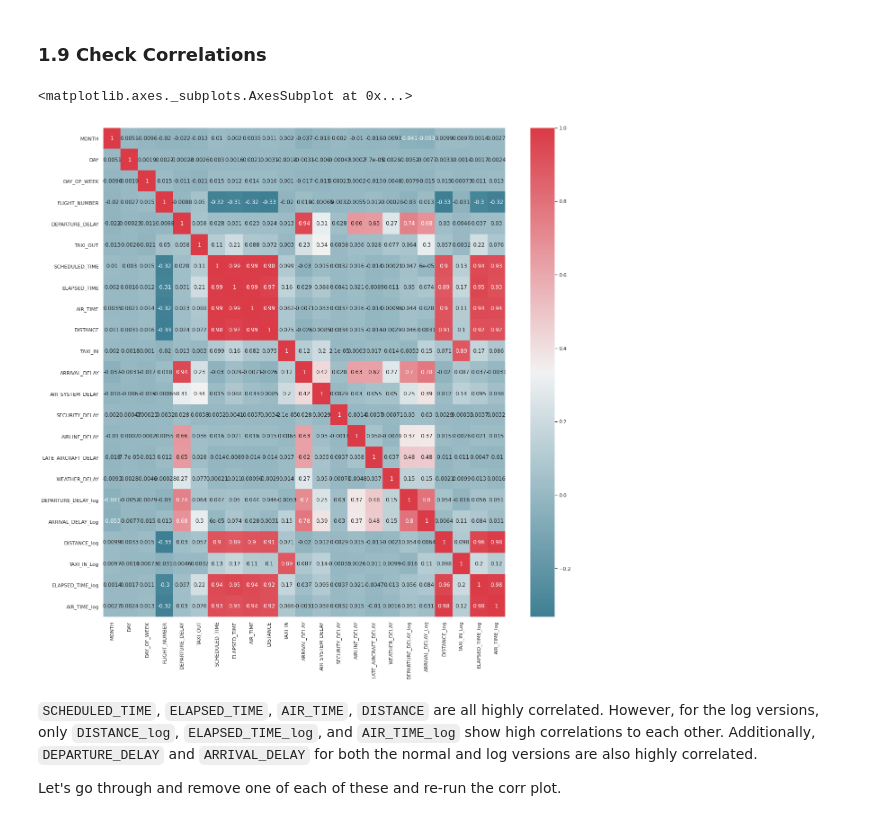
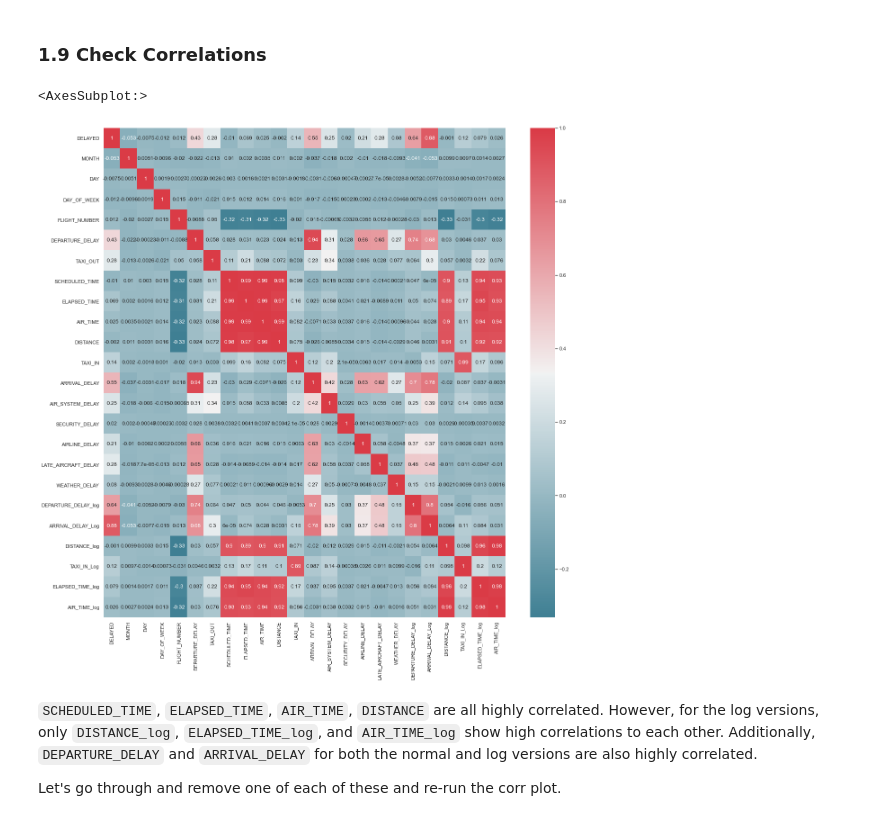
Before and after one commit to mattfarrow1/7331-machine-learning-1, a Jupyter notebook: Labs/MiniProject_Group4.ipynb, the cells around one changed output. Drawn from its saved outputs; the diff is of its cells as text; code cells hidden in the pictures.

```diff
--- a/Labs/MiniProject_Group4.ipynb
+++ b/Labs/MiniProject_Group4.ipynb
@@ -93,15 +79,28 @@ We first convert `SCHEDULED_DEPARTURE`, `DEPARTURE_TIME`, `SCHEDULED_ARRIVAL`, a
 - **Afternoon**: 11:00am - 4:00pm
 - **Evening**: 4:00pm - 12:00am
 # %%
-#convert times into morning, afternoon, and evening as most models cannot handle timestamps
-
+# Convert times into buckets for morning, afternoon, and evening as most models cannot handle timestamps.
 cut_labels = ['overnight', 'morning', 'afternoon', 'evening']
 cut_bins = [0, 400, 1100, 1600, 2359]
-df['SCHED_DEPARTURE_TIME'] = pd.cut(df['SCHEDULED_DEPARTURE'], bins=cut_bins, labels=cut_labels, include_lowest=True)
-df['ACTUAL_DEPARTURE_TIME'] = pd.cut(df['DEPARTURE_TIME'], bins=cut_bins, labels=cut_labels, include_lowest=True)
-df['SCHED_ARRIVAL_TIME'] = pd.cut(df['SCHEDULED_ARRIVAL'], bins=cut_bins, labels=cut_labels, include_lowest=True)
-df['ACTUAL_ARRIVAL_TIME'] = pd.cut(df['ARRIVAL_TIME'], bins=cut_bins, labels=cut_labels, include_lowest=True)
 
+df['SCHED_DEPARTURE_TIME'] = pd.cut(df['SCHEDULED_DEPARTURE'],
+                                    bins=cut_bins,
+                                    labels=cut_labels,
+                                    include_lowest=True)
+df['ACTUAL_DEPARTURE_TIME'] = pd.cut(df['DEPARTURE_TIME'],
+                                     bins=cut_bins,
+                                     labels=cut_labels,
+                                     include_lowest=True)
+df['SCHED_ARRIVAL_TIME'] = pd.cut(df['SCHEDULED_ARRIVAL'],
+                                  bins=cut_bins,
+                                  labels=cut_labels,
+                                  include_lowest=True)
+df['ACTUAL_ARRIVAL_TIME'] = pd.cut(df['ARRIVAL_TIME'],
+                                   bins=cut_bins,
+                                   labels=cut_labels,
+                                   include_lowest=True)
+
+# Look at our data with the buckets
 df.head()
 # %% [output]
 |  | YEAR | MONTH | DAY | DAY_OF_WEEK | AIRLINE_CODE | FLIGHT_NUMBER | TAIL_NUMBER | ORIGIN_AIRPORT | ... |
@@ -510,27 +440,30 @@ memory usage: 1.6 GB
 # %% [markdown]
 ### 1.9 Check Correlations
 # %%
-# Examine correlation visually using Seaborn. (Code adapted from 02. Data Visualization.ipynb)
+# Examine correlation visually using Seaborn.
+# (Code adapted from 02. Data Visualization.ipynb)
+
 cmap = sns.diverging_palette(220, 10, as_cmap=True)
 
 sns.set(style = "darkgrid") # one of the many styles to plot using
 
 f, ax = plt.subplots(figsize = (20, 20))
 
-#subset for continuous variables only
-num = df_OHE[['MONTH', 'DAY','DAY_OF_WEEK','FLIGHT_NUMBER',
+# Subset for response and continuous variables
+num = df_OHE[['DELAYED', 'MONTH', 'DAY','DAY_OF_WEEK','FLIGHT_NUMBER',
           'DEPARTURE_DELAY','TAXI_OUT','SCHEDULED_TIME',
           'ELAPSED_TIME','AIR_TIME','DISTANCE',
           'TAXI_IN','ARRIVAL_DELAY','AIR_SYSTEM_DELAY',
           'SECURITY_DELAY','AIRLINE_DELAY',
           'LATE_AIRCRAFT_DELAY','WEATHER_DELAY', 'DEPARTURE_DELAY_log',
           'ARRIVAL_DELAY_Log', 'DISTANCE_log', 'TAXI_IN_Log','ELAPSED_TIME_log',
           'AIR_TIME_log']]
 
+# Create heatmap
 sns.heatmap(num.corr(), cmap=cmap, annot = True)
 # %% [output]
-<matplotlib.axes._subplots.AxesSubplot at 0x...>
+<AxesSubplot:>
-[figure, old version]
+[figure, new version]
 # %% [markdown]
 `SCHEDULED_TIME`, `ELAPSED_TIME`, `AIR_TIME`, `DISTANCE` are all highly correlated. However, for the log versions, only `DISTANCE_log`, `ELAPSED_TIME_log`, and `AIR_TIME_log` show high correlations to each other. Additionally, `DEPARTURE_DELAY` and `ARRIVAL_DELAY` for both the normal and log versions are also highly correlated.
 
```
Also changed, not shown: parts of 46 cells of this notebook.
